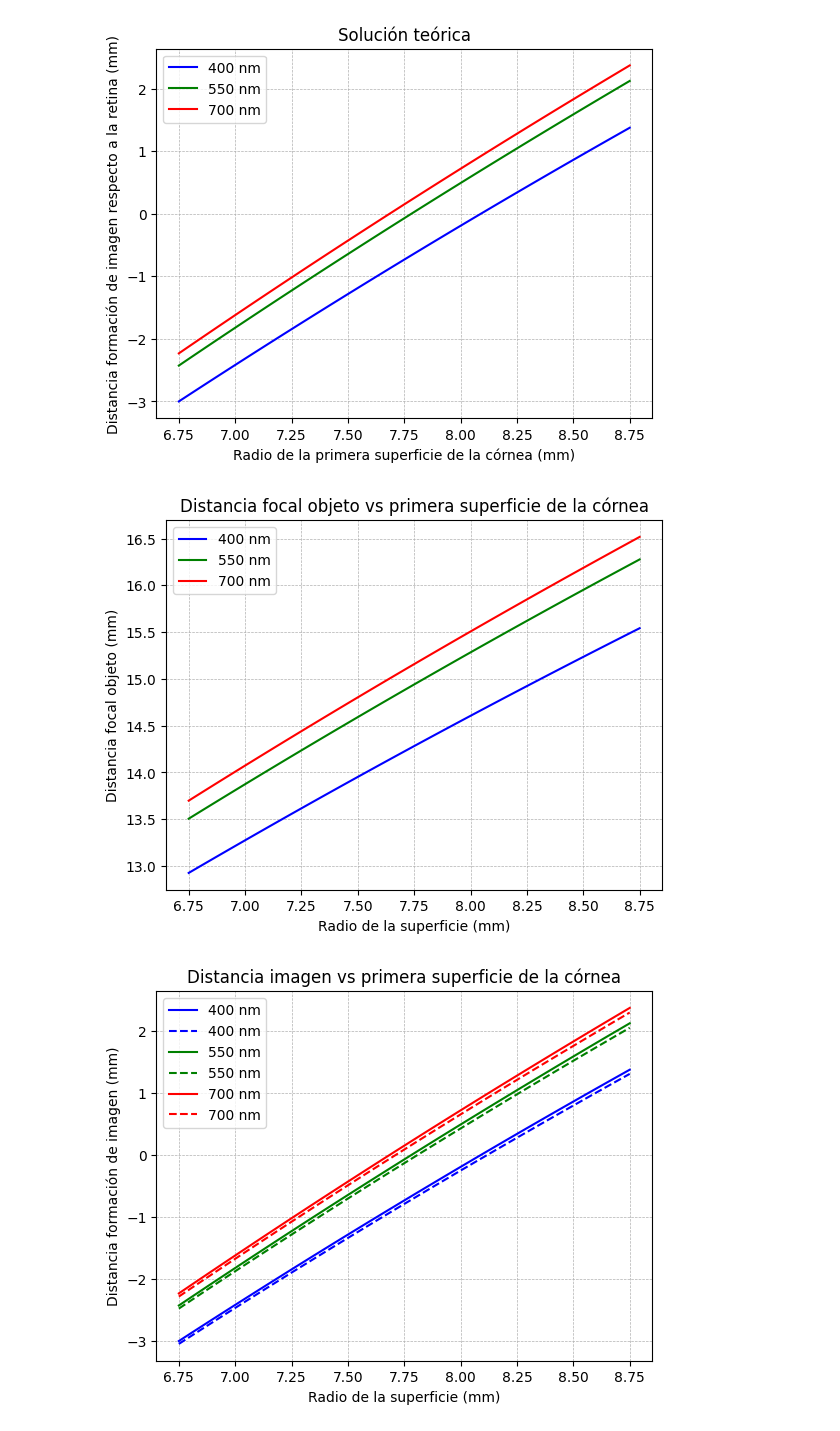
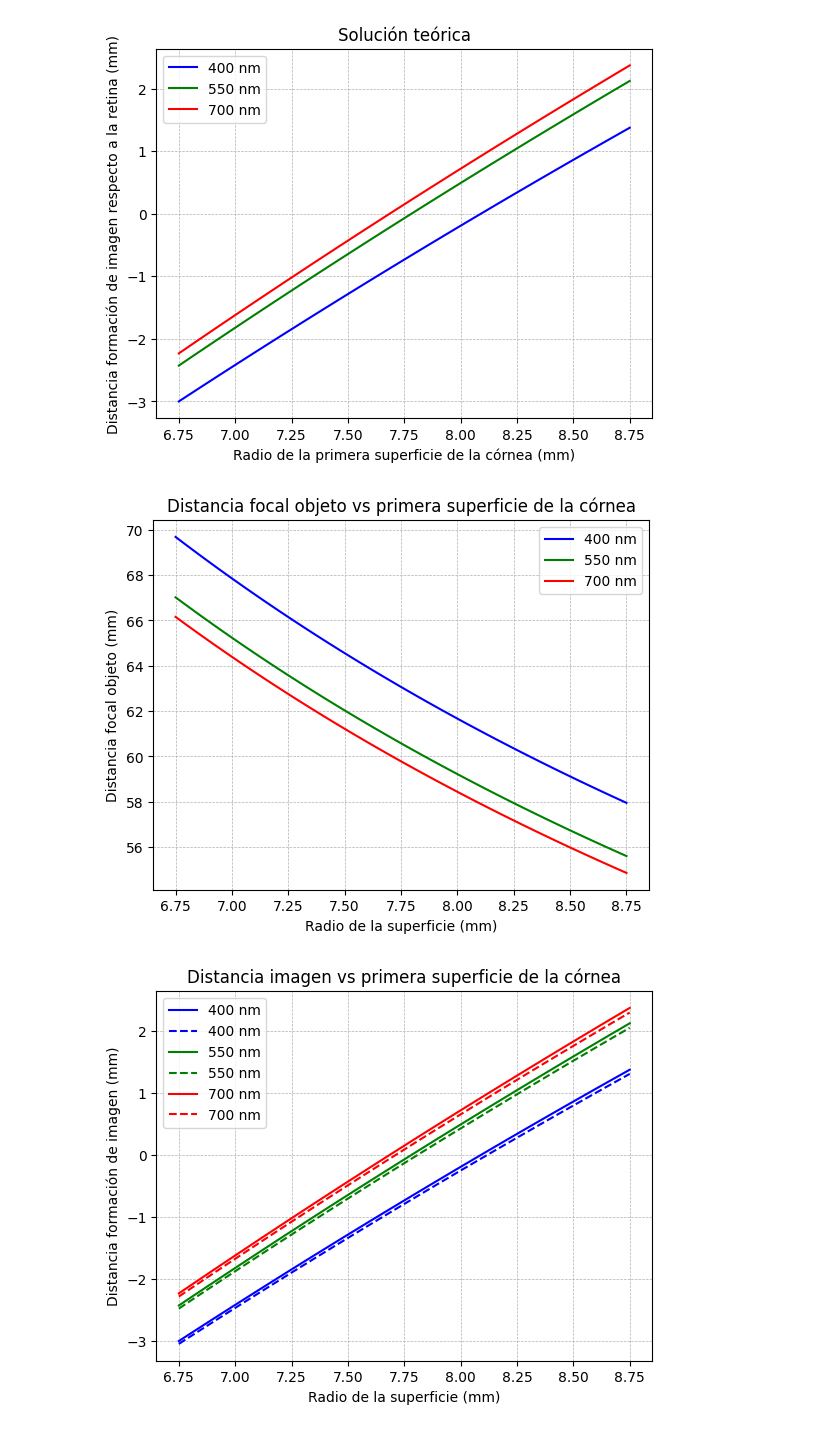
Before and after one commit to pierinamv/MatricialDesignHumanEye, a Jupyter notebook: FUNCION_OJO-Copy1.ipynb, the cells around one changed output. Saved outputs shown, nothing was run; the diff lists cells and outputs as text; code cells hidden in the pictures.

```diff
--- a/FUNCION_OJO-Copy1.ipynb
+++ b/FUNCION_OJO-Copy1.ipynb
@@ -225,7 +225,7 @@ def R1_SistemaOjo(onda_nm):
     V1H1 = (a22-1)/a21
     ffl = abs(fo)-V1H1
 
-    return (bfl-16.6),fo,s_i,ffl
+    return (bfl-16.6),-1*fo,s_i,ffl
 # %%
 bfl_400,fo_400,s_i400,ffl_400 = R1_SistemaOjo('400')
 bfl_550,fo_550,s_i550,ffl_550 = R1_SistemaOjo('550')
@@ -247,18 +247,18 @@ plt.show()
 [figure]
 # %%
 plt.figure()
-plt.plot(R1,ffl_400,'b-',label='400 nm')
-plt.plot(R1,ffl_550,'g-',label='550 nm')
-plt.plot(R1,ffl_700,'r-',label='700 nm')
+plt.plot(R1,1000/fo_400,'b-',label='400 nm')
+plt.plot(R1,1000/fo_550,'g-',label='550 nm')
+plt.plot(R1,1000/fo_700,'r-',label='700 nm')
 plt.legend()
 plt.grid(True, which='both', linewidth=0.5, linestyle='--')
 plt.title("Distancia focal objeto vs primera superficie de la córnea")
 plt.xlabel("Radio de la superficie (mm)")
 plt.ylabel("Distancia focal objeto (mm)")
-plt.savefig(os.path.join('DistanciaFocalObjeto.jpg'))
+plt.savefig(os.path.join('PotenciaFocalObjeto.jpg'))
 plt.show()
 # %% [output]
-[figure, old version]
+[figure, new version]
 # %%
 plt.figure()
 plt.plot(R1,s_i400,'b-',label='400 nm')
```
Also changed, not shown: parts of 26 cells of this notebook, 7 other files.
